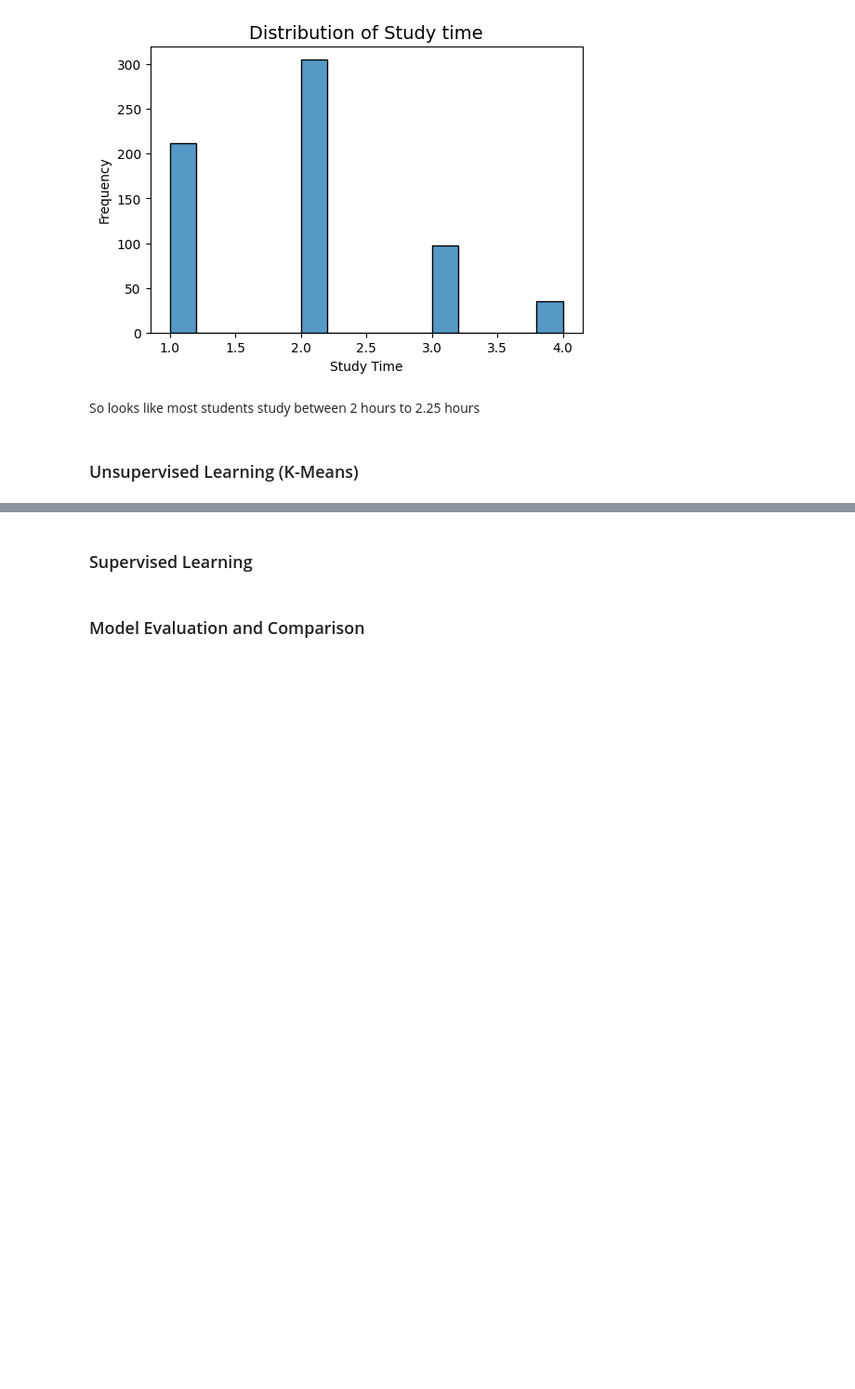
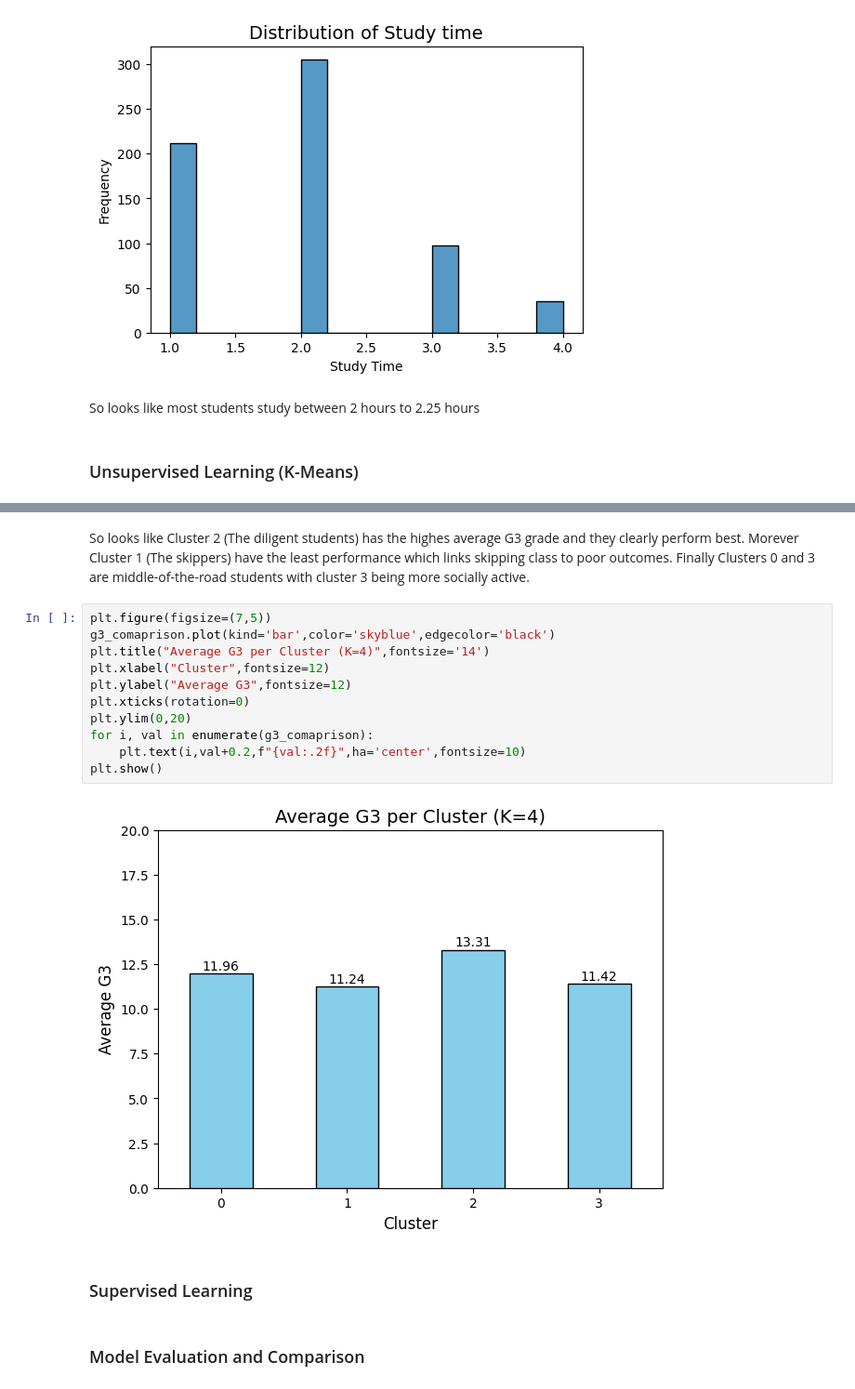
Before and after one commit to Habibahammadprogrammer/StudentsPerformance, a Jupyter notebook: Notebooks/FinalProject.ipynb, the cells around one changed output, grey strips where cells are left out. Shown at 93% size. Drawn from its saved outputs; the diff is of its cells as text; blank space fills up the shorter version.

```diff
--- a/Notebooks/FinalProject.ipynb
+++ b/Notebooks/FinalProject.ipynb
@@ -806,3 +967,20 @@ So looks like most students study between 2 hours to 2.25 hours
+# %% [markdown]
+So looks like Cluster 2 (The diligent students) has the highes average G3 grade and they clearly perform best.
+Morever Cluster 1 (The skippers) have the least performance which links skipping class to poor outcomes.
+Finally Clusters 0 and 3 are middle-of-the-road students with cluster 3 being more socially active.
+# %%
+plt.figure(figsize=(7,5))
+g3_comaprison.plot(kind='bar',color='skyblue',edgecolor='black')
+plt.title("Average G3 per Cluster (K=4)",fontsize='14')
+plt.xlabel("Cluster",fontsize=12)
+plt.ylabel("Average G3",fontsize=12)
+plt.xticks(rotation=0)
+plt.ylim(0,20)
+for i, val in enumerate(g3_comaprison):
+    plt.text(i,val+0.2,f"{val:.2f}",ha='center',fontsize=10)
+plt.show()
+# %% [output]
+[figure, added]
 # %% [markdown]
 ### Supervised Learning
 # %% [markdown]
```
Also changed, not shown: parts of 18 cells of this notebook.
